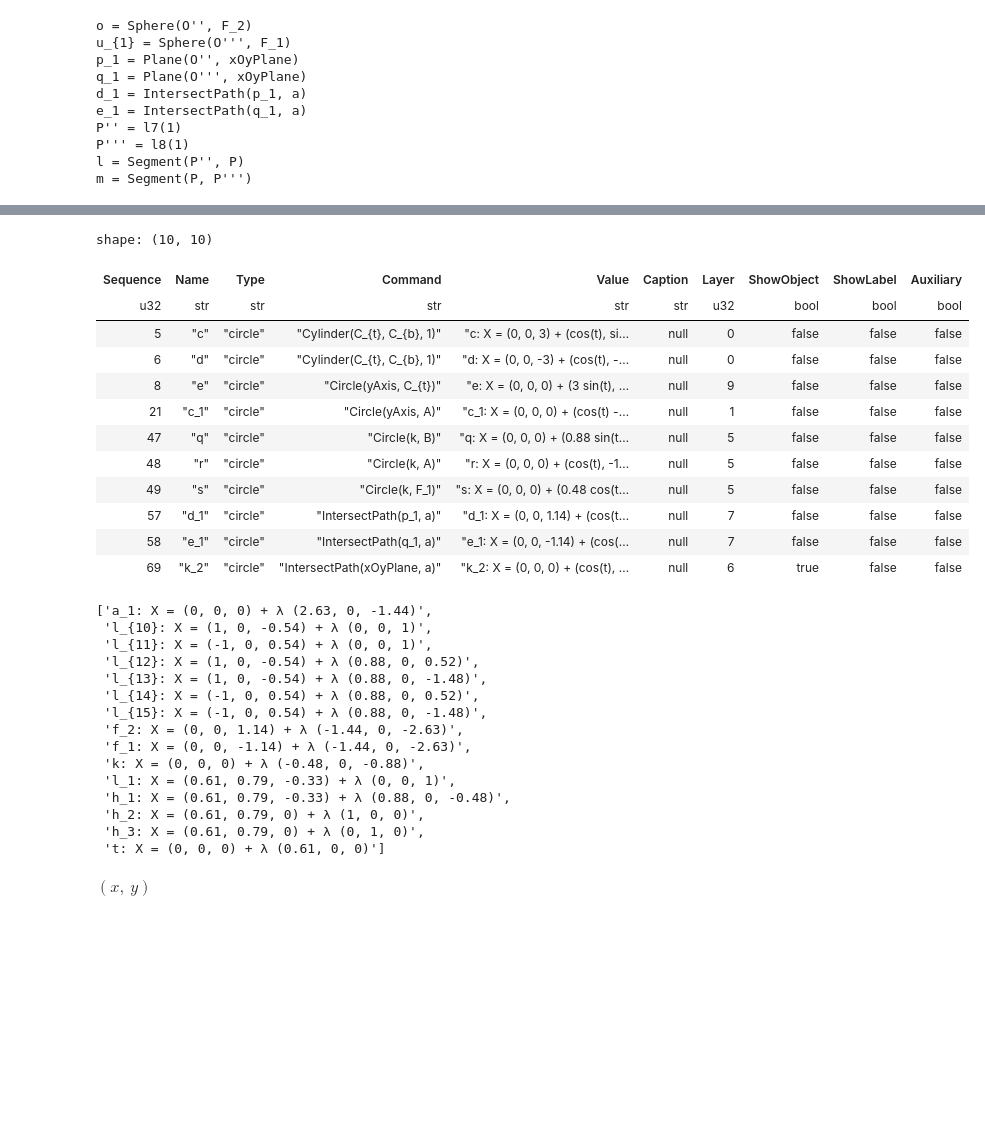
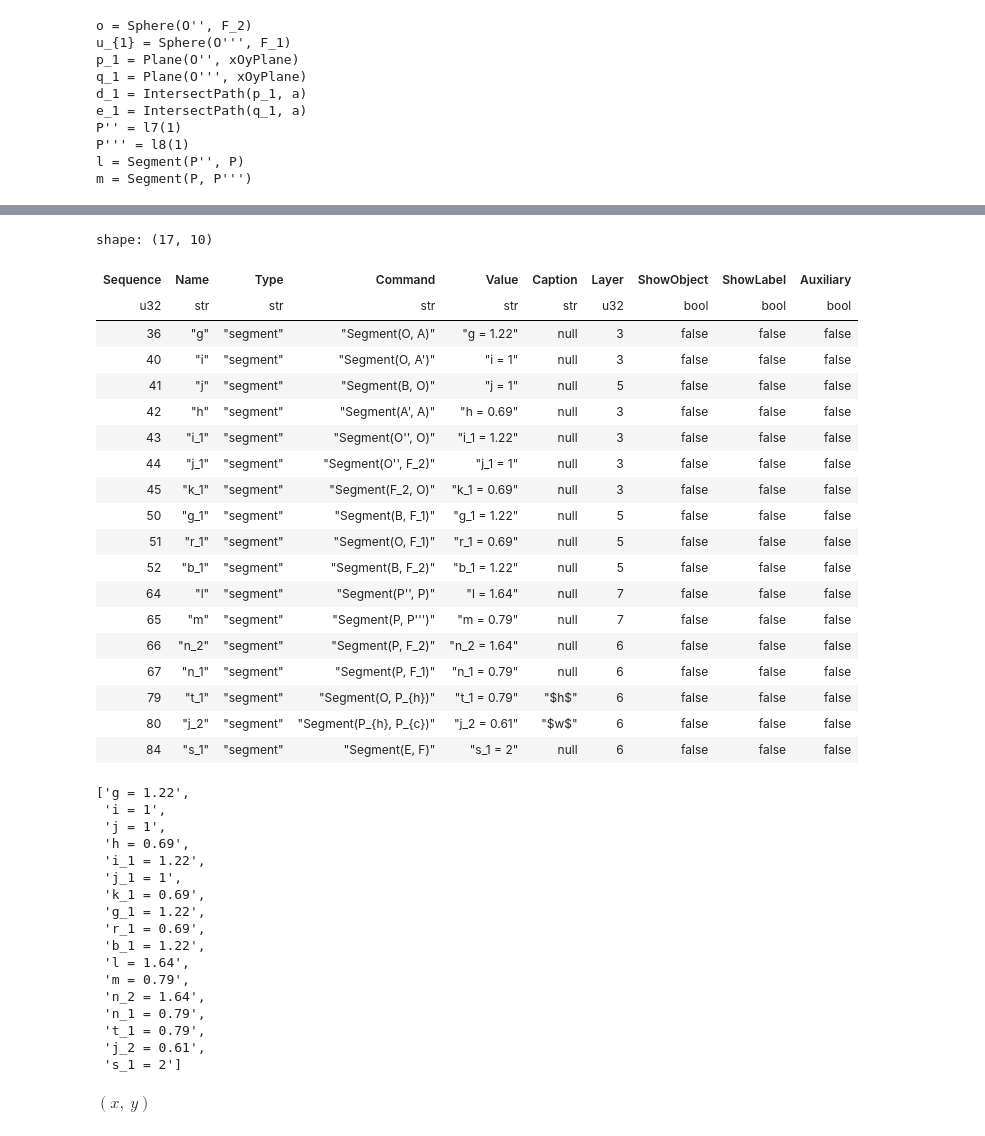
Before and after one commit to moyhig-ecs/ggblab, a Jupyter notebook: examples/eg12_3d.ipynb, the cells around one changed output, grey strips where cells are left out. Saved outputs shown, nothing was run; the diff lists cells and outputs as text; code cells hidden in the pictures; blank space fills up the shorter version.

```diff
--- a/examples/eg12_3d.ipynb
+++ b/examples/eg12_3d.ipynb
@@ -261,0 +283,3 @@ df.write_parquet('2025_02_03.parquet')
+# %%
+# df = await ConstructionIO.initialize_dataframe(ggb, use_applet=True)
+df = pl.read_parquet('2025_02_03.parquet')
@@ -399,3 +427,4 @@ shape: (11,)
 # %%
-df.filter(pl.col("Type") == "plane")
+pl.Config.set_fmt_str_lengths(1000)
+print(str(df.filter(pl.col("Type").is_in(["line", "segment"]))["Name","Type","Command","Value"]))
 # %% [output]
@@ -408,0 +466,3 @@ shape: (4, 10)
+# %%
+pl.Config.set_tbl_cols(-1)
+pl.Config.set_fmt_str_lengths(400)
@@ -409,37 +533,46 @@ shape: (4, 10)
 # %%
-df.filter(pl.col("Type") == "circle")
+df.filter(pl.col("Type") == "segment")
 # %% [output]
-shape: (10, 10)
+shape: (17, 10)
 | Sequence | Name | Type | Command | Value | Caption | Layer | ShowObject | ShowLabel | Auxiliary |
 | u32 | str | str | str | str | str | u32 | bool | bool | bool |
-| 5 | "c" | "circle" | "Cylinder(C_{t}, C_{b}, 1)" | "c: X = (0, 0, 3) + (cos(t), si… | null | 0 | false | false | false |
-| 6 | "d" | "circle" | "Cylinder(C_{t}, C_{b}, 1)" | "d: X = (0, 0, -3) + (cos(t), -… | null | 0 | false | false | false |
-| 8 | "e" | "circle" | "Circle(yAxis, C_{t})" | "e: X = (0, 0, 0) + (3 sin(t), … | null | 9 | false | false | false |
-| 21 | "c_1" | "circle" | "Circle(yAxis, A)" | "c_1: X = (0, 0, 0) + (cos(t) -… | null | 1 | false | false | false |
-| 47 | "q" | "circle" | "Circle(k, B)" | "q: X = (0, 0, 0) + (0.88 sin(t… | null | 5 | false | false | false |
-| 48 | "r" | "circle" | "Circle(k, A)" | "r: X = (0, 0, 0) + (cos(t), -1… | null | 5 | false | false | false |
-| 49 | "s" | "circle" | "Circle(k, F_1)" | "s: X = (0, 0, 0) + (0.48 cos(t… | null | 5 | false | false | false |
-| 57 | "d_1" | "circle" | "IntersectPath(p_1, a)" | "d_1: X = (0, 0, 1.14) + (cos(t… | null | 7 | false | false | false |
-| 58 | "e_1" | "circle" | "IntersectPath(q_1, a)" | "e_1: X = (0, 0, -1.14) + (cos(… | null | 7 | false | false | false |
-| 69 | "k_2" | "circle" | "IntersectPath(xOyPlane, a)" | "k_2: X = (0, 0, 0) + (cos(t), … | null | 6 | true | false | false |
+| 36 | "g" | "segment" | "Segment(O, A)" | "g = 1.22" | null | 3 | false | false | false |
+| 40 | "i" | "segment" | "Segment(O, A')" | "i = 1" | null | 3 | false | false | false |
+| 41 | "j" | "segment" | "Segment(B, O)" | "j = 1" | null | 5 | false | false | false |
+| 42 | "h" | "segment" | "Segment(A', A)" | "h = 0.69" | null | 3 | false | false | false |
+| 43 | "i_1" | "segment" | "Segment(O'', O)" | "i_1 = 1.22" | null | 3 | false | false | false |
+| 44 | "j_1" | "segment" | "Segment(O'', F_2)" | "j_1 = 1" | null | 3 | false | false | false |
+| 45 | "k_1" | "segment" | "Segment(F_2, O)" | "k_1 = 0.69" | null | 3 | false | false | false |
+| 50 | "g_1" | "segment" | "Segment(B, F_1)" | "g_1 = 1.22" | null | 5 | false | false | false |
+| 51 | "r_1" | "segment" | "Segment(O, F_1)" | "r_1 = 0.69" | null | 5 | false | false | false |
+| 52 | "b_1" | "segment" | "Segment(B, F_2)" | "b_1 = 1.22" | null | 5 | false | false | false |
+| 64 | "l" | "segment" | "Segment(P'', P)" | "l = 1.64" | null | 7 | false | false | false |
+| 65 | "m" | "segment" | "Segment(P, P''')" | "m = 0.79" | null | 7 | false | false | false |
+| 66 | "n_2" | "segment" | "Segment(P, F_2)" | "n_2 = 1.64" | null | 6 | false | false | false |
+| 67 | "n_1" | "segment" | "Segment(P, F_1)" | "n_1 = 0.79" | null | 6 | false | false | false |
+| 79 | "t_1" | "segment" | "Segment(O, P_{h})" | "t_1 = 0.79" | "$h$" | 6 | false | false | false |
+| 80 | "j_2" | "segment" | "Segment(P_{h}, P_{c})" | "j_2 = 0.61" | "$w$" | 6 | false | false | false |
+| 84 | "s_1" | "segment" | "Segment(E, F)" | "s_1 = 2" | null | 6 | false | false | false |
 # %%
-df.filter(pl.col("Type") == "line")["Value"].to_list()
+df.filter(pl.col("Type") == "segment")["Value"].to_list()
 # %% [output]
-['a_1: X = (0, 0, 0) + λ (2.63, 0, -1.44)',
- 'l_{10}: X = (1, 0, -0.54) + λ (0, 0, 1)',
- 'l_{11}: X = (-1, 0, 0.54) + λ (0, 0, 1)',
- 'l_{12}: X = (1, 0, -0.54) + λ (0.88, 0, 0.52)',
- 'l_{13}: X = (1, 0, -0.54) + λ (0.88, 0, -1.48)',
- 'l_{14}: X = (-1, 0, 0.54) + λ (0.88, 0, 0.52)',
- 'l_{15}: X = (-1, 0, 0.54) + λ (0.88, 0, -1.48)',
- 'f_2: X = (0, 0, 1.14) + λ (-1.44, 0, -2.63)',
- 'f_1: X = (0, 0, -1.14) + λ (-1.44, 0, -2.63)',
- 'k: X = (0, 0, 0) + λ (-0.48, 0, -0.88)',
- 'l_1: X = (0.61, 0.79, -0.33) + λ (0, 0, 1)',
- 'h_1: X = (0.61, 0.79, -0.33) + λ (0.88, 0, -0.48)',
- 'h_2: X = (0.61, 0.79, 0) + λ (1, 0, 0)',
- 'h_3: X = (0.61, 0.79, 0) + λ (0, 1, 0)',
- 't: X = (0, 0, 0) + λ (0.61, 0, 0)']
+['g = 1.22',
+ 'i = 1',
+ 'j = 1',
+ 'h = 0.69',
+ 'i_1 = 1.22',
+ 'j_1 = 1',
+ 'k_1 = 0.69',
+ 'g_1 = 1.22',
+ 'r_1 = 0.69',
+ 'b_1 = 1.22',
+ 'l = 1.64',
+ 'm = 0.79',
+ 'n_2 = 1.64',
+ 'n_1 = 0.79',
+ 't_1 = 0.79',
+ 'j_2 = 0.61',
+ 's_1 = 2']
 # %%
 from sympy import Line3D, Segment, Point3D, Eq, Plane
 from sympy.abc import x, y, a, b
```
Also changed, not shown: parts of 30 cells of this notebook, 3 other files.
